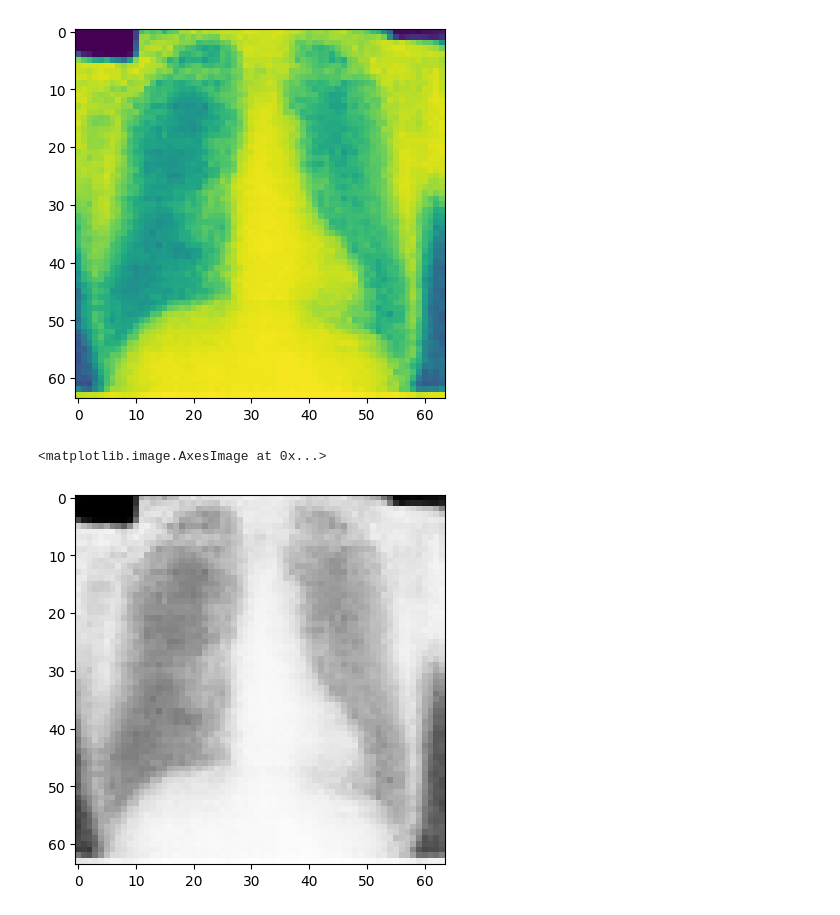
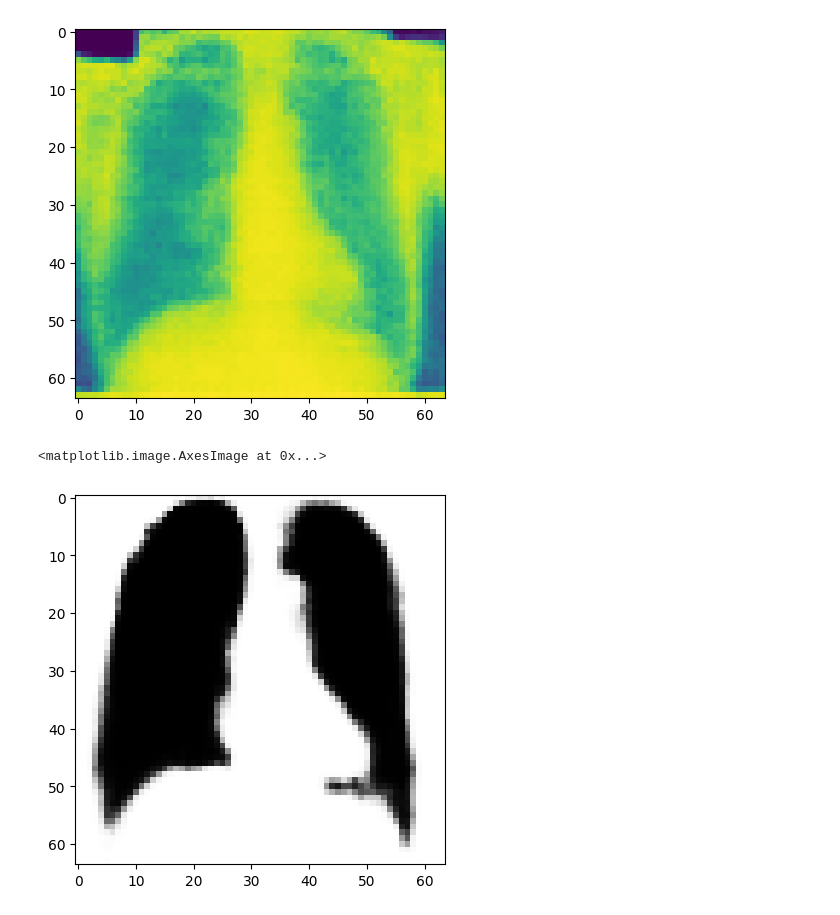
Before and after one commit to basujindal/GAN, a Jupyter notebook: test.ipynb, the cells around one changed output. Cells and saved outputs as stored; diff of their text form; code cells hidden in the pictures.

```diff
--- a/test.ipynb
+++ b/test.ipynb
@@ -38,12 +38,12 @@ plt.show()
 # %%
 from matplotlib.pyplot import imshow
 
-im = Image.fromarray(img[:,:,0][2:66, 2:66]*255)
+im = Image.fromarray(img[:,:,1][2:66, 2:66]*255)
 %matplotlib inline
 imshow(im)
 # %% [output]
 <matplotlib.image.AxesImage at 0x...>
-[figure, old version]
+[figure, new version]
 # %%
 # We can use an image folder dataset the way we have it setup.
 # Create the dataset
```
Also changed, not shown: 2 other files.
